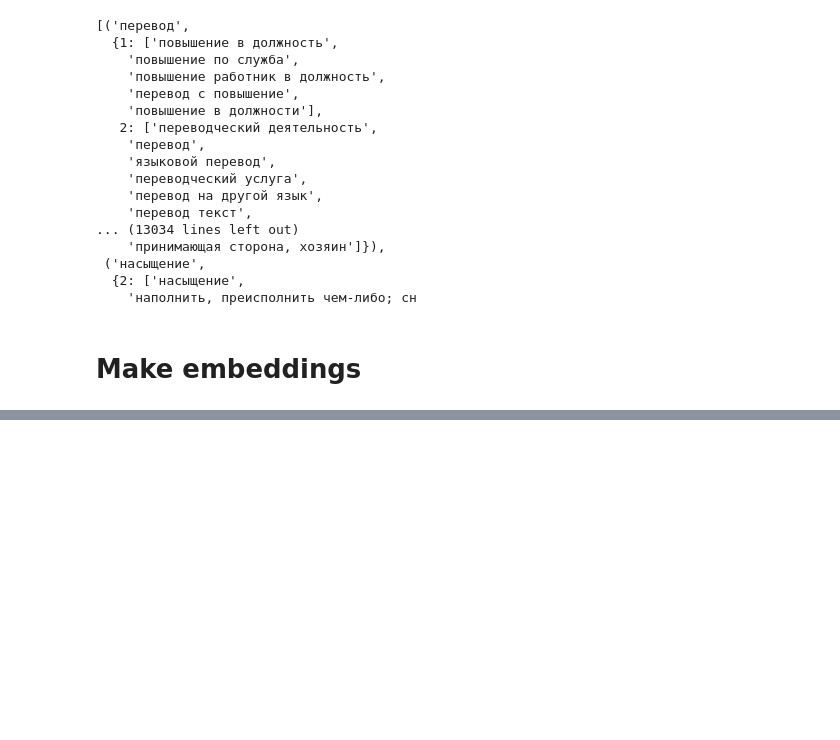
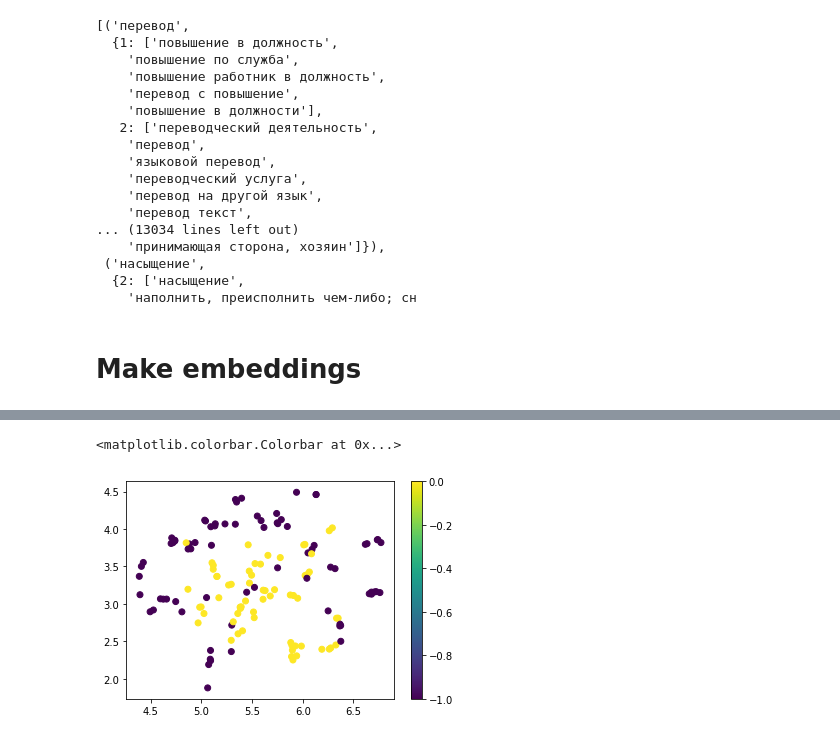
Before and after one commit to fogside/russe_wsi, a Jupyter notebook: notebooks/senses.ipynb, the cells around one changed output, grey strips where cells are left out. Drawn from its saved outputs; the diff is of its cells as text; code cells hidden in the pictures; blank space fills up the shorter version.

```diff
--- a/notebooks/senses.ipynb
+++ b/notebooks/senses.ipynb
@@ -128,0 +275,2 @@ for index, words in vecs_dict.items():
+# %%
+vocab_subset['замок']['wmd'] = make_wmd_dist_mtx(vocab_subset[w]['contexts'])
@@ -128,0 +293,2 @@ for index, words in vecs_dict.items():
+# %%
+lol = vocab_subset['замок']['wmd']
@@ -128,0 +300,3 @@ for index, words in vecs_dict.items():
+# %%
+aff = AffinityPropagation(affinity='precomputed')
+aff.fit_predict(lol)
@@ -128,0 +310,4 @@ for index, words in vecs_dict.items():
+# %%
+dbscan = DBSCAN(metric='precomputed', eps=0.9, min_samples=7)
+c_dbs = dbscan.fit_predict(lol)
+c_dbs
@@ -128,0 +324,8 @@ for index, words in vecs_dict.items():
+# %%
+tsne = TSNE(metric='precomputed',perplexity=100)
+kek = tsne.fit_transform(lol)
+plt.scatter(kek[:,0], kek[:,1], c=c_dbs)
+plt.colorbar()
+# %% [output]
+<matplotlib.colorbar.Colorbar at 0x...>
+[figure, added]
```
Also changed, not shown: parts of 40 cells of this notebook.
